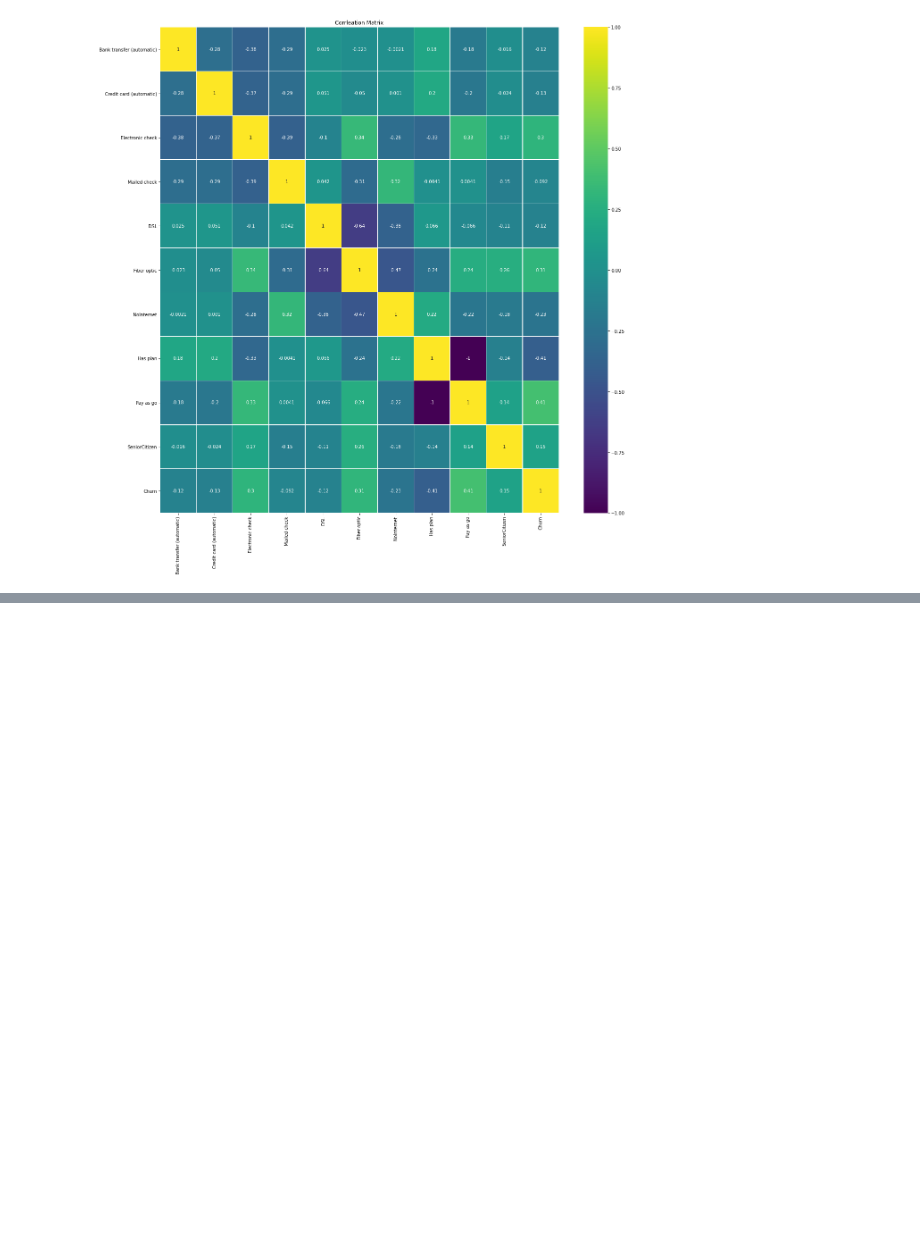
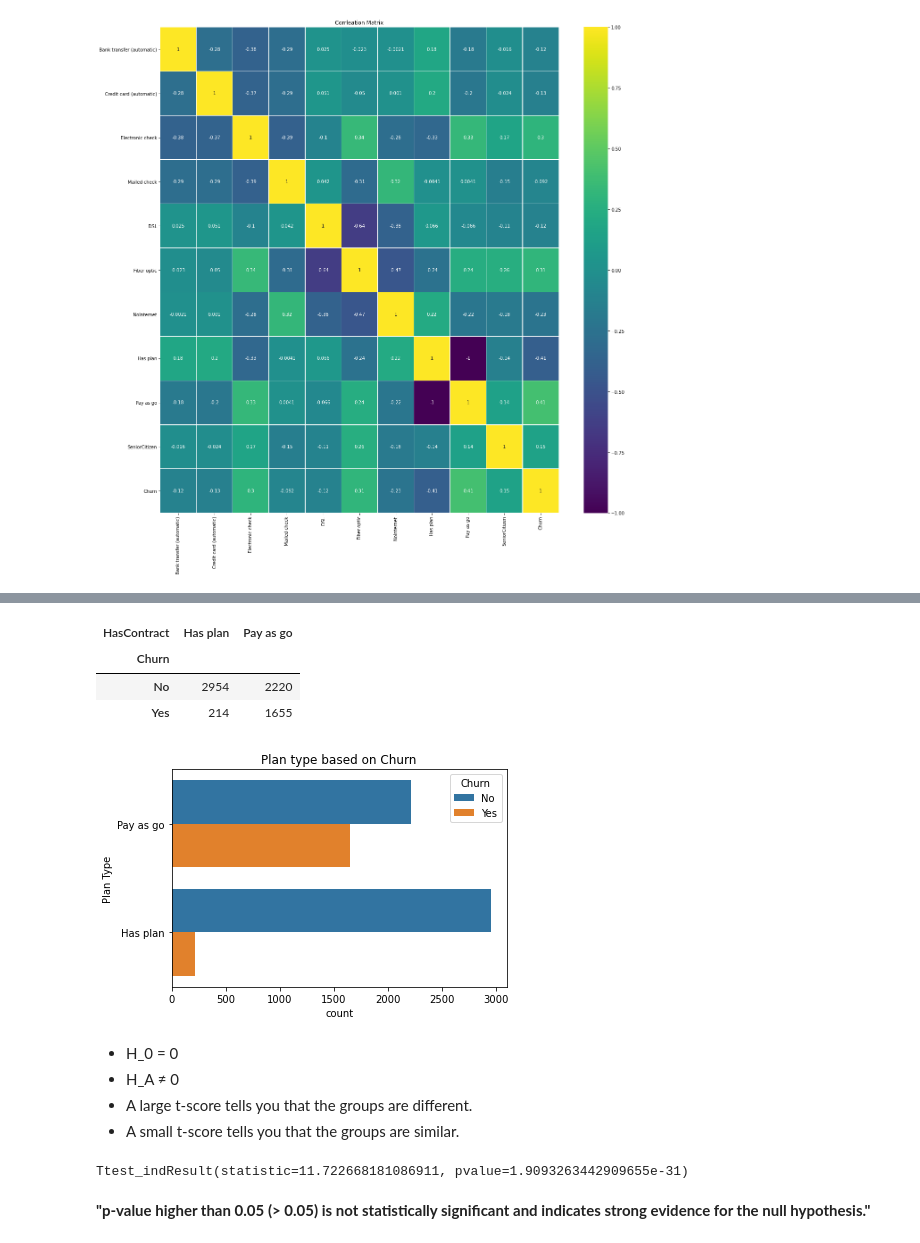
Before and after one commit to mertdonmez93/Odevler, a Jupyter notebook: Telco_Project.ipynb, the cells around one changed output, grey strips where cells are left out. Drawn from its saved outputs; the diff is of its cells as text; code cells hidden in the pictures; blank space fills up the shorter version.

```diff
--- a/Telco_Project.ipynb
+++ b/Telco_Project.ipynb
@@ -269,3 +280,5 @@ plt.title("Corrleation Matrix")
 # %% [output]
 Text(0.5, 1.0, 'Corrleation Matrix')
 [figure]
+# %%
+df_n = pd.read_csv("WA_Fn-UseC_-Telco-Customer-Churn.csv")
@@ -271,0 +306,34 @@ Text(0.5, 1.0, 'Corrleation Matrix')
+# %%
+def make_ordinal(Contract):
+    if Contract == "Month-to-month":
+        return "Pay as go"
+    else:
+        return "Has plan"
+
+df_n['HasContract'] = df_n["Contract"].apply(make_ordinal)
+ContractRating = pd.crosstab(df_n['Churn'],df_n['HasContract'])
+ContractRating
+# %% [output]
+| HasContract | Has plan | Pay as go |
+| Churn |  |  |
+| No | 2954 | 2220 |
+| Yes | 214 | 1655 |
+# %%
+sns.countplot(y='HasContract',hue='Churn',data = df_n)
+plt.title('Plan type based on Churn')
+plt.ylabel('Plan Type')
+plt.show()
+# %% [output]
+[figure, added]
+# %% [markdown]
+* H_0 = 0
+* H_A ≠ 0
+* A large t-score tells you that the groups are different.
+* A small t-score tells you that the groups are similar.
+# %%
+stats.ttest_ind(df_n['SeniorCitizen'][df_n['HasContract'] == 'Pay as go'],
+                df_n['SeniorCitizen'][df_n['HasContract'] == 'Has plan'])
+# %% [output]
+Ttest_indResult(statistic=11.722668181086911, pvalue=1.9093263442909655e-31)
+# %% [markdown]
+**"p-value higher than 0.05 (> 0.05) is not statistically significant and indicates strong evidence for the null hypothesis."**
```
Also changed, not shown: parts of 7 cells of this notebook.
